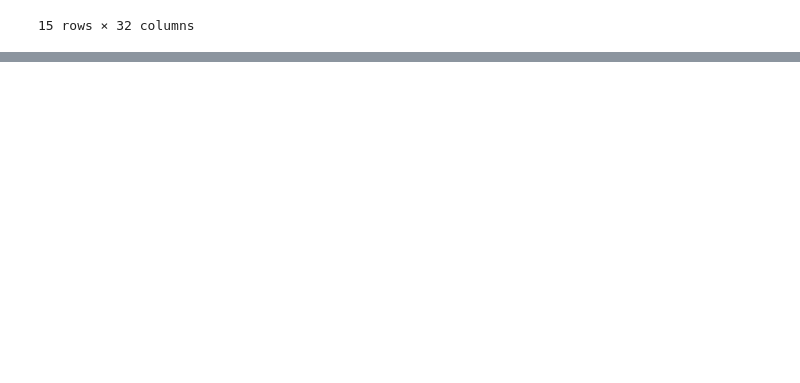
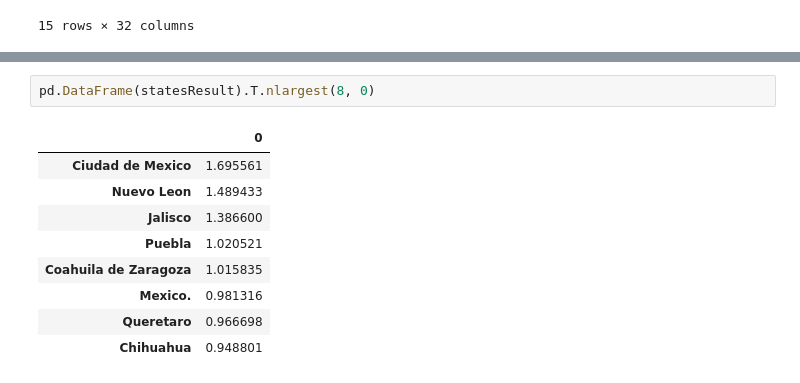
Before and after one commit to tezcahernandez/tsolutions, a Jupyter notebook: Main.ipynb, the cells around one changed output, grey strips where cells are left out. Saved outputs shown, nothing was run; the diff lists cells and outputs as text; blank space fills up the shorter version.

```diff
--- a/Main.ipynb
+++ b/Main.ipynb
@@ -396,0 +389,12 @@ Zacatecas
+# %%
+pd.DataFrame(statesResult).T.nlargest(8, 0)
+# %% [output]
+|  | 0 |
+| Ciudad de Mexico | 1.695561 |
+| Nuevo Leon | 1.489433 |
+| Jalisco | 1.386600 |
+| Puebla | 1.020521 |
+| Coahuila de Zaragoza | 1.015835 |
+| Mexico. | 0.981316 |
+| Queretaro | 0.966698 |
+| Chihuahua | 0.948801 |
```
Also changed, not shown: parts of 12 cells of this notebook.
